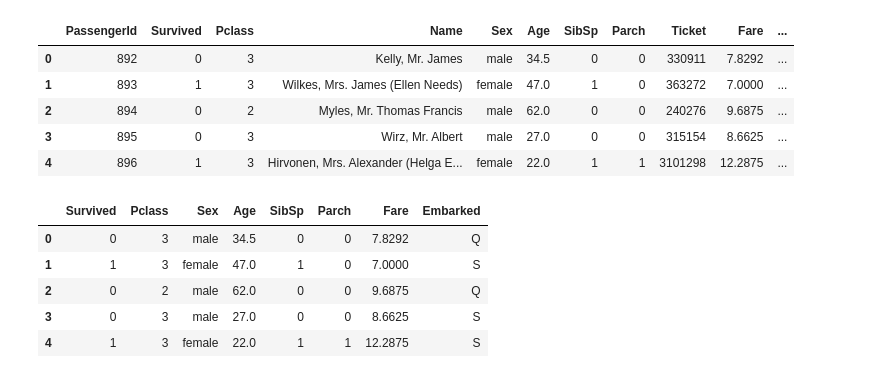
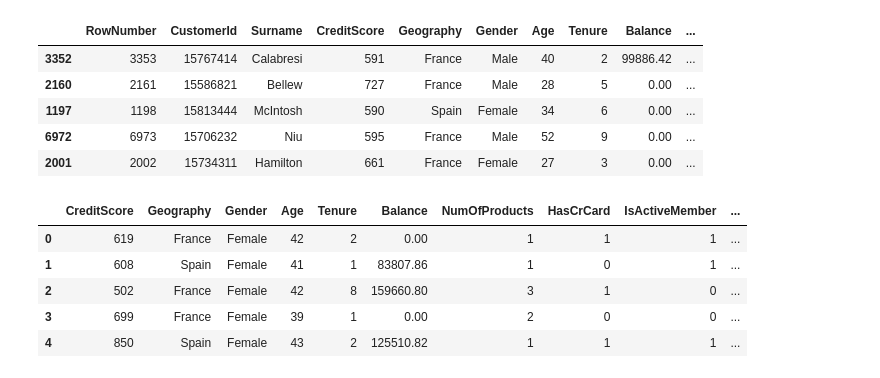
Before and after one commit to Abhi-data-scientist/Machine-Learning, a Jupyter notebook: final test of ml/DAY 2/Untitled.ipynb, the cells around one changed output. Drawn from its saved outputs; the diff is of its cells as text; code cells hidden in the pictures.

```diff
--- a/final test of ml/DAY 2/Untitled.ipynb
+++ b/final test of ml/DAY 2/Untitled.ipynb
@@ -6,23 +11,23 @@ import seaborn as sns
 # %%
-df = pd.read_csv("titanic - titanic.csv")
-df.head()
+df = pd.read_csv("Churn_Modelling - Churn_Modelling.csv")
+df.sample(5)
 # %% [output]
-|  | PassengerId | Survived | Pclass | Name | Sex | Age | SibSp | Parch | Ticket | Fare | ... |
-| 0 | 892 | 0 | 3 | Kelly, Mr. James | male | 34.5 | 0 | 0 | 330911 | 7.8292 | ... |
-| 1 | 893 | 1 | 3 | Wilkes, Mrs. James (Ellen Needs) | female | 47.0 | 1 | 0 | 363272 | 7.0000 | ... |
-| 2 | 894 | 0 | 2 | Myles, Mr. Thomas Francis | male | 62.0 | 0 | 0 | 240276 | 9.6875 | ... |
-| 3 | 895 | 0 | 3 | Wirz, Mr. Albert | male | 27.0 | 0 | 0 | 315154 | 8.6625 | ... |
-| 4 | 896 | 1 | 3 | Hirvonen, Mrs. Alexander (Helga E... | female | 22.0 | 1 | 1 | 3101298 | 12.2875 | ... |
+|  | RowNumber | CustomerId | Surname | CreditScore | Geography | Gender | Age | Tenure | Balance | ... |
+| 3352 | 3353 | 15767414 | Calabresi | 591 | France | Male | 40 | 2 | 99886.42 | ... |
+| 2160 | 2161 | 15586821 | Bellew | 727 | France | Male | 28 | 5 | 0.00 | ... |
+| 1197 | 1198 | 15813444 | McIntosh | 590 | Spain | Female | 34 | 6 | 0.00 | ... |
+| 6972 | 6973 | 15706232 | Niu | 595 | France | Male | 52 | 9 | 0.00 | ... |
+| 2001 | 2002 | 15734311 | Hamilton | 661 | France | Female | 27 | 3 | 0.00 | ... |
 # %%
-df.drop(columns=['PassengerId', 'Name', 'Cabin', 'Ticket'], inplace=True)
-df.head(5)
+df.drop(columns=["RowNumber", "CustomerId", "Surname"], inplace=True)
+df.head()
 # %% [output]
-|  | Survived | Pclass | Sex | Age | SibSp | Parch | Fare | Embarked |
-| 0 | 0 | 3 | male | 34.5 | 0 | 0 | 7.8292 | Q |
-| 1 | 1 | 3 | female | 47.0 | 1 | 0 | 7.0000 | S |
-| 2 | 0 | 2 | male | 62.0 | 0 | 0 | 9.6875 | Q |
-| 3 | 0 | 3 | male | 27.0 | 0 | 0 | 8.6625 | S |
-| 4 | 1 | 3 | female | 22.0 | 1 | 1 | 12.2875 | S |
+|  | CreditScore | Geography | Gender | Age | Tenure | Balance | NumOfProducts | HasCrCard | IsActiveMember | ... |
+| 0 | 619 | France | Female | 42 | 2 | 0.00 | 1 | 1 | 1 | ... |
+| 1 | 608 | Spain | Female | 41 | 1 | 83807.86 | 1 | 0 | 1 | ... |
+| 2 | 502 | France | Female | 42 | 8 | 159660.80 | 3 | 1 | 0 | ... |
+| 3 | 699 | France | Female | 39 | 1 | 0.00 | 2 | 0 | 0 | ... |
+| 4 | 850 | Spain | Female | 43 | 2 | 125510.82 | 1 | 1 | 1 | ... |
 # %%
 df.shape
 # %% [output]
```
Also changed, not shown: parts of 51 cells of this notebook, 3 other files.
